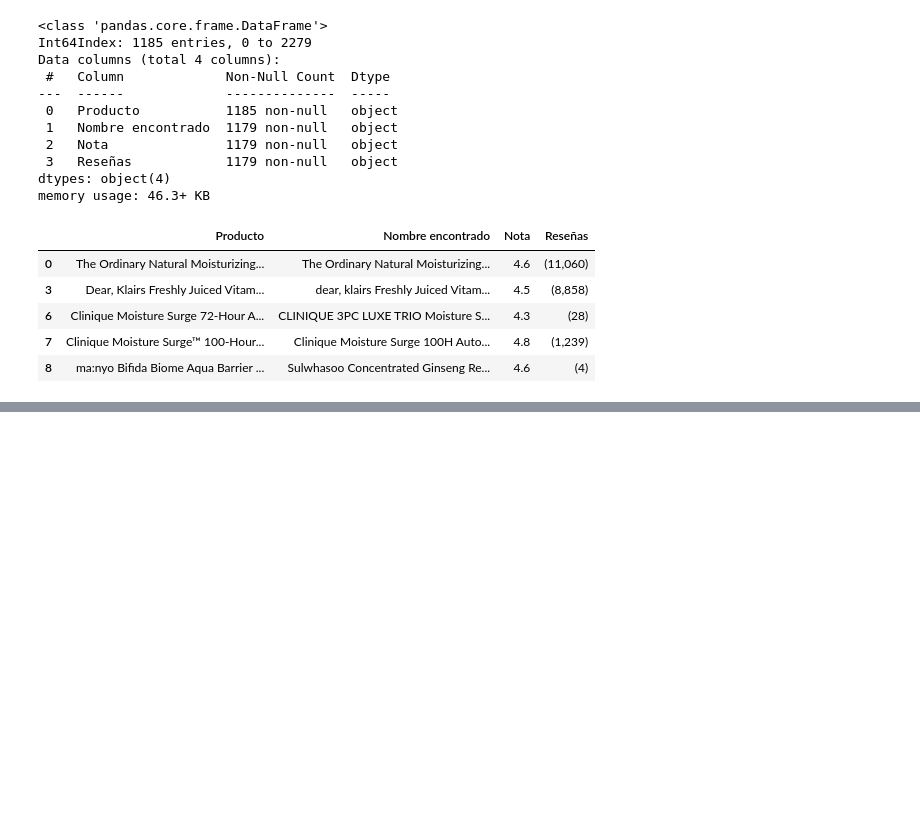
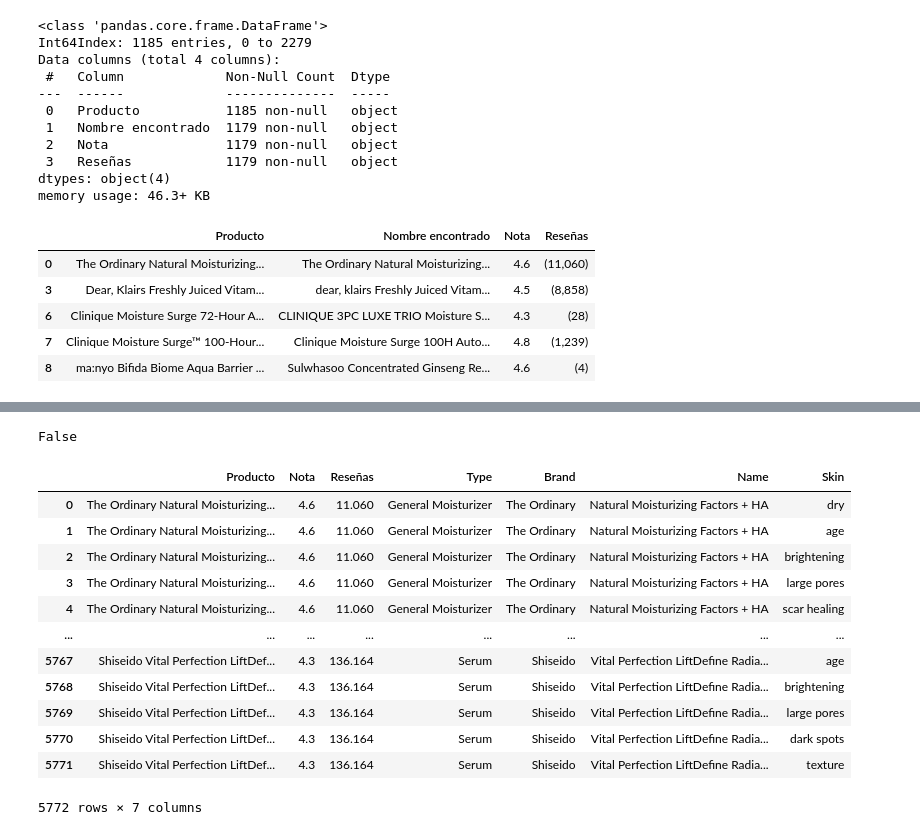
Before and after one commit to cristina-apostol/Skinbot-ML, a Jupyter notebook: modelo recomendador.ipynb, the cells around one changed output, grey strips where cells are left out. Cells and saved outputs as stored; diff of their text form; code cells hidden in the pictures; blank space fills up the shorter version.

```diff
--- a/modelo recomendador.ipynb
+++ b/modelo recomendador.ipynb
@@ -139,5 +123,7 @@ new_data
+# %%
+new_data = new_data.drop('Nombre encontrado', axis=1)
 # %%
 new_data['Nota'] = new_data['Nota'].astype(float)
 # %%
-new_data['Reseñas'] = new_data['Reseñas'].astype(float)
+new_data['Reseñas'] = new_data['Reseñas'].str.replace(',', '.').astype(float)
 # %% [output]
@@ -144,0 +144,2 @@ ValueError: could not convert string to float: '11,060'
+# %%
+skincare= pd.read_csv('skincare2.csv')
@@ -144,0 +155,2 @@ ValueError: could not convert string to float: '11,060'
+# %%
+merged_df = pd.merge(new_data, skincare, on='Producto')
@@ -144,0 +174,20 @@ ValueError: could not convert string to float: '11,060'
+# %%
+merged_df.duplicated().any()
+# %% [output]
+False
+# %%
+merged_df
+# %% [output]
+|  | Producto | Nota | Reseñas | Type | Brand | Name | Skin |
+| 0 | The Ordinary Natural Moisturizing... | 4.6 | 11.060 | General Moisturizer | The Ordinary | Natural Moisturizing Factors + HA | dry |
+| 1 | The Ordinary Natural Moisturizing... | 4.6 | 11.060 | General Moisturizer | The Ordinary | Natural Moisturizing Factors + HA | age |
+| 2 | The Ordinary Natural Moisturizing... | 4.6 | 11.060 | General Moisturizer | The Ordinary | Natural Moisturizing Factors + HA | brightening |
+| 3 | The Ordinary Natural Moisturizing... | 4.6 | 11.060 | General Moisturizer | The Ordinary | Natural Moisturizing Factors + HA | large pores |
+| 4 | The Ordinary Natural Moisturizing... | 4.6 | 11.060 | General Moisturizer | The Ordinary | Natural Moisturizing Factors + HA | scar healing |
+| ... | ... | ... | ... | ... | ... | ... | ... |
+| 5767 | Shiseido Vital Perfection LiftDef... | 4.3 | 136.164 | Serum | Shiseido | Vital Perfection LiftDefine Radia... | age |
+| 5768 | Shiseido Vital Perfection LiftDef... | 4.3 | 136.164 | Serum | Shiseido | Vital Perfection LiftDefine Radia... | brightening |
+| 5769 | Shiseido Vital Perfection LiftDef... | 4.3 | 136.164 | Serum | Shiseido | Vital Perfection LiftDefine Radia... | large pores |
+| 5770 | Shiseido Vital Perfection LiftDef... | 4.3 | 136.164 | Serum | Shiseido | Vital Perfection LiftDefine Radia... | dark spots |
+| 5771 | Shiseido Vital Perfection LiftDef... | 4.3 | 136.164 | Serum | Shiseido | Vital Perfection LiftDefine Radia... | texture |
+5772 rows × 7 columns
```
Also changed, not shown: parts of 8 cells of this notebook, 2 other files.
